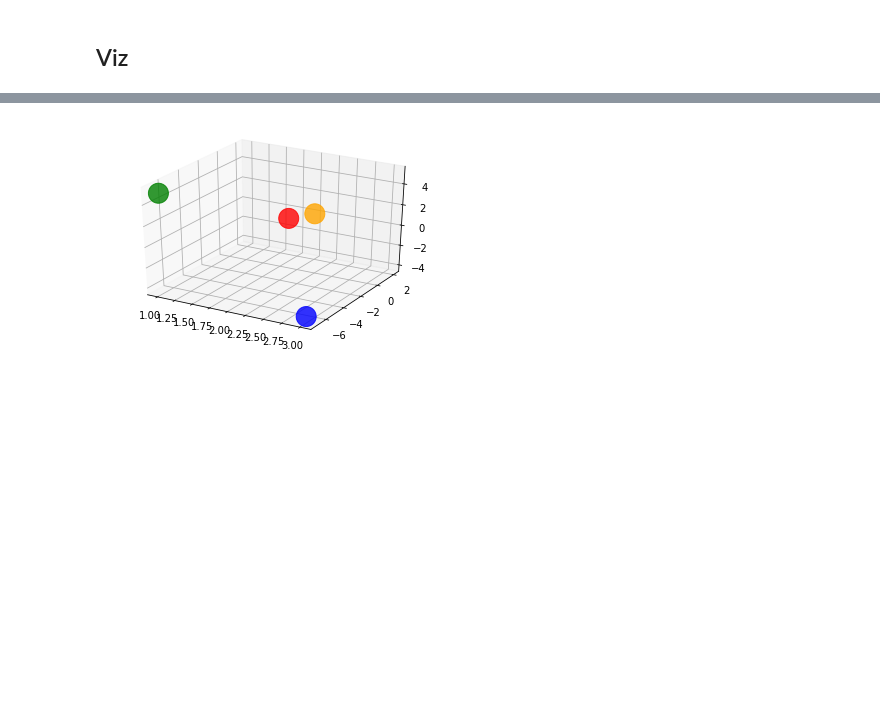
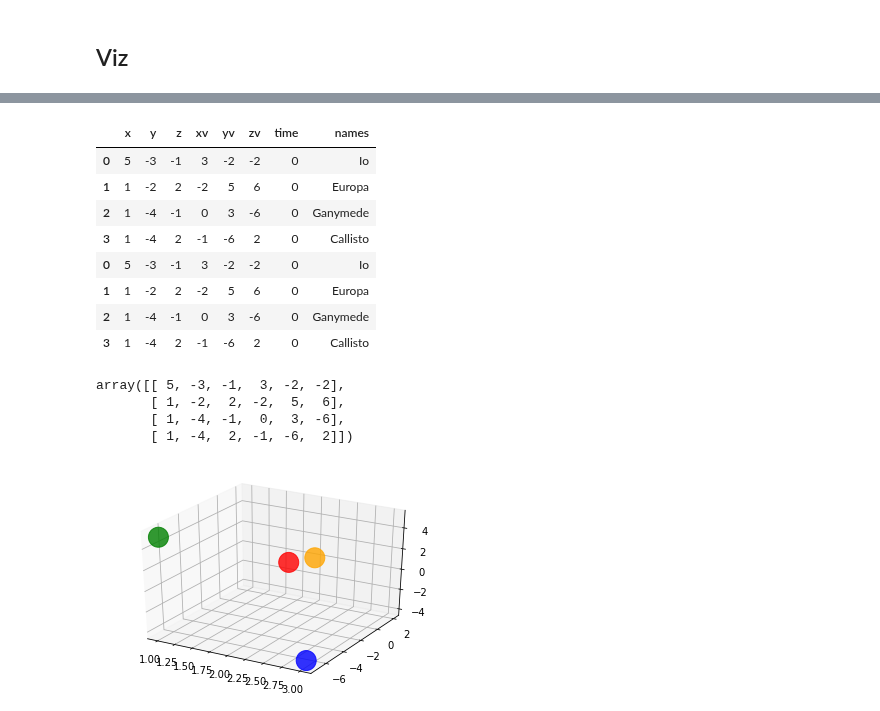
Before and after one commit to khalido/adventofcode, a Jupyter notebook: advent2019/Day 14.ipynb, the cells around one changed output, grey strips where cells are left out. Saved outputs shown, nothing was run; the diff lists cells and outputs as text; code cells hidden in the pictures; blank space fills up the shorter version.

```diff
--- a/advent2019/Day 14.ipynb
+++ b/advent2019/Day 14.ipynb
@@ -174,3 +173,24 @@ df
+# %%
+pd.concat([df,df])
+# %% [output]
+|  | x | y | z | xv | yv | zv | time | names |
+| 0 | 5 | -3 | -1 | 3 | -2 | -2 | 0 | Io |
+| 1 | 1 | -2 | 2 | -2 | 5 | 6 | 0 | Europa |
+| 2 | 1 | -4 | -1 | 0 | 3 | -6 | 0 | Ganymede |
+| 3 | 1 | -4 | 2 | -1 | -6 | 2 | 0 | Callisto |
+| 0 | 5 | -3 | -1 | 3 | -2 | -2 | 0 | Io |
+| 1 | 1 | -2 | 2 | -2 | 5 | 6 | 0 | Europa |
+| 2 | 1 | -4 | -1 | 0 | 3 | -6 | 0 | Ganymede |
+| 3 | 1 | -4 | 2 | -1 | -6 | 2 | 0 | Callisto |
+# %%
+def make_df():
+    d = make_df(dat)
+    dat = update(dat)
+# %% [output]
+array([[ 5, -3, -1,  3, -2, -2],
+       [ 1, -2,  2, -2,  5,  6],
+       [ 1, -4, -1,  0,  3, -6],
+       [ 1, -4,  2, -1, -6,  2]])
 # %%
 from mpl_toolkits.mplot3d import Axes3D
 fig = plt.figure()
```
Also changed, not shown: parts of 3 cells of this notebook, 4 other files.
